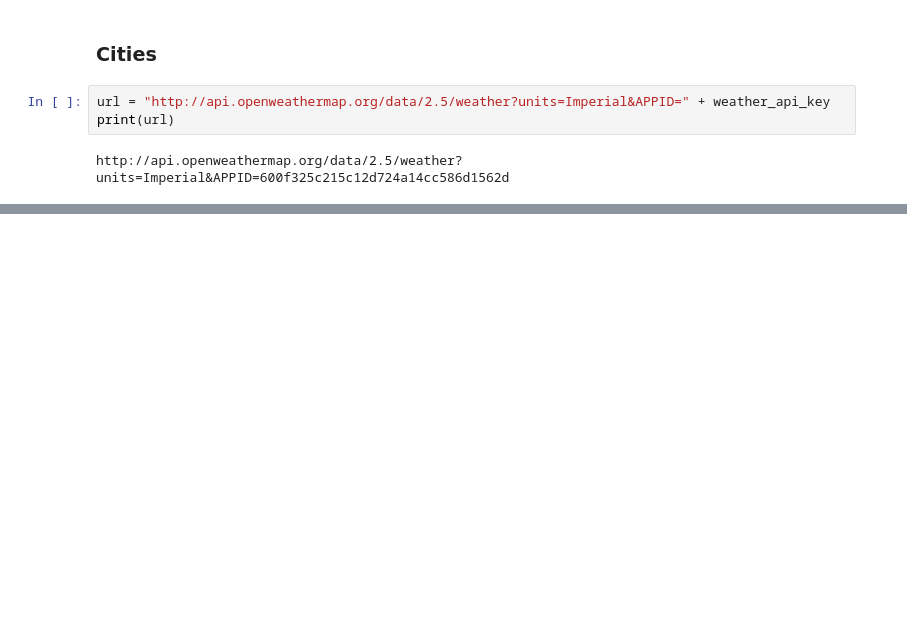
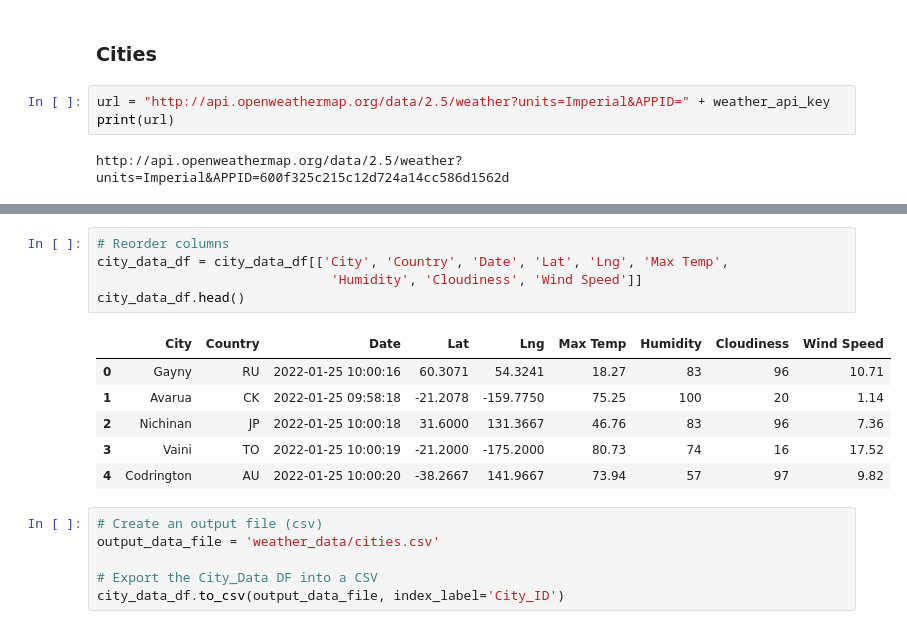
Before and after one commit to juliomeza/World_Weather_Analysis, a Jupyter notebook: WeatherPy.ipynb, the cells around one changed output, grey strips where cells are left out. Drawn from its saved outputs; the diff is of its cells as text; blank space fills up the shorter version.

Commit message:
Create a DataFrame of City Weather Data 6.2.7

```diff
--- a/WeatherPy.ipynb
+++ b/WeatherPy.ipynb
@@ -148,0 +146,18 @@ city_data_df.head(10)
+# %%
+# Reorder columns
+city_data_df = city_data_df[['City', 'Country', 'Date', 'Lat', 'Lng', 'Max Temp',
+                              'Humidity', 'Cloudiness', 'Wind Speed']]
+city_data_df.head()
+# %% [output]
+|  | City | Country | Date | Lat | Lng | Max Temp | Humidity | Cloudiness | Wind Speed |
+| 0 | Gayny | RU | 2022-01-25 10:00:16 | 60.3071 | 54.3241 | 18.27 | 83 | 96 | 10.71 |
+| 1 | Avarua | CK | 2022-01-25 09:58:18 | -21.2078 | -159.7750 | 75.25 | 100 | 20 | 1.14 |
+| 2 | Nichinan | JP | 2022-01-25 10:00:18 | 31.6000 | 131.3667 | 46.76 | 83 | 96 | 7.36 |
+| 3 | Vaini | TO | 2022-01-25 10:00:19 | -21.2000 | -175.2000 | 80.73 | 74 | 16 | 17.52 |
+| 4 | Codrington | AU | 2022-01-25 10:00:20 | -38.2667 | 141.9667 | 73.94 | 57 | 97 | 9.82 |
+# %%
+# Create an output file (csv)
+output_data_file = 'weather_data/cities.csv'
+
+# Export the City_Data DF into a CSV
+city_data_df.to_csv(output_data_file, index_label='City_ID')
```
Also changed, not shown: parts of 5 cells of this notebook, 2 other files.
